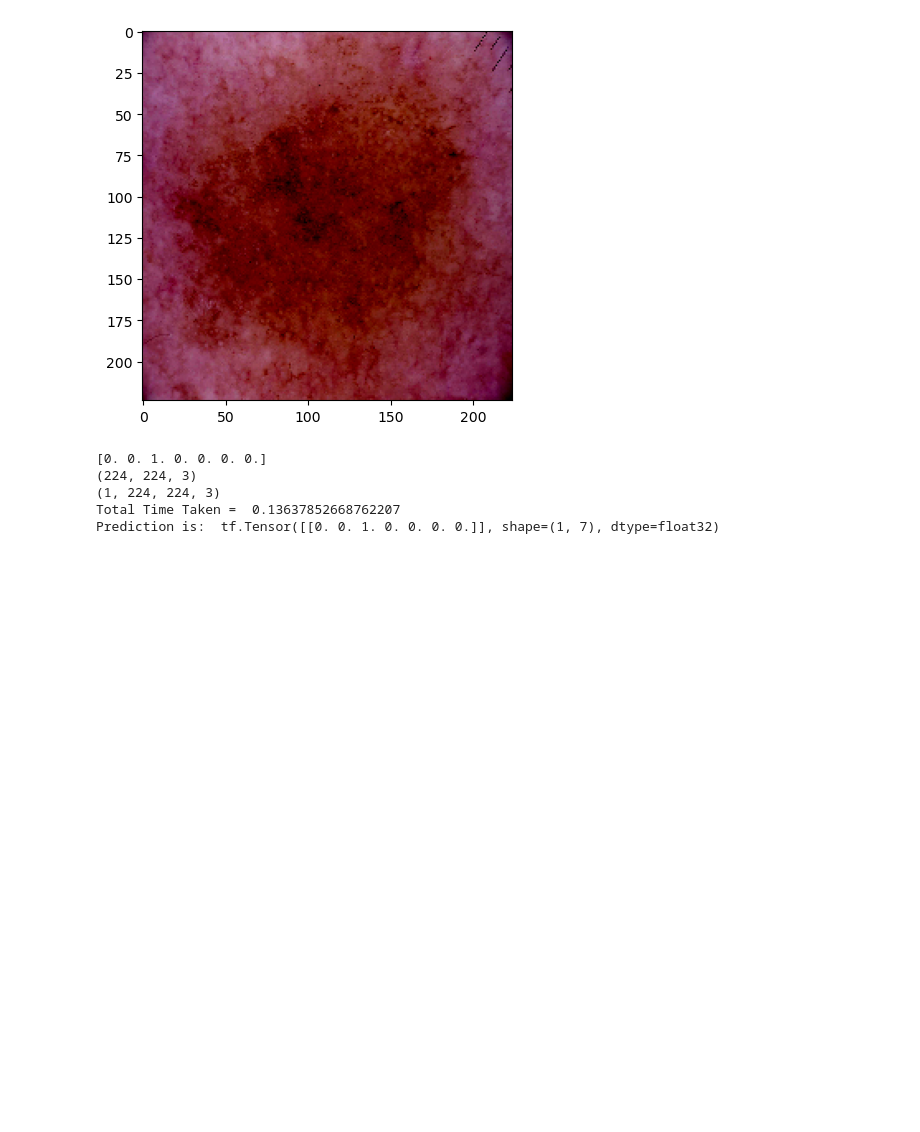
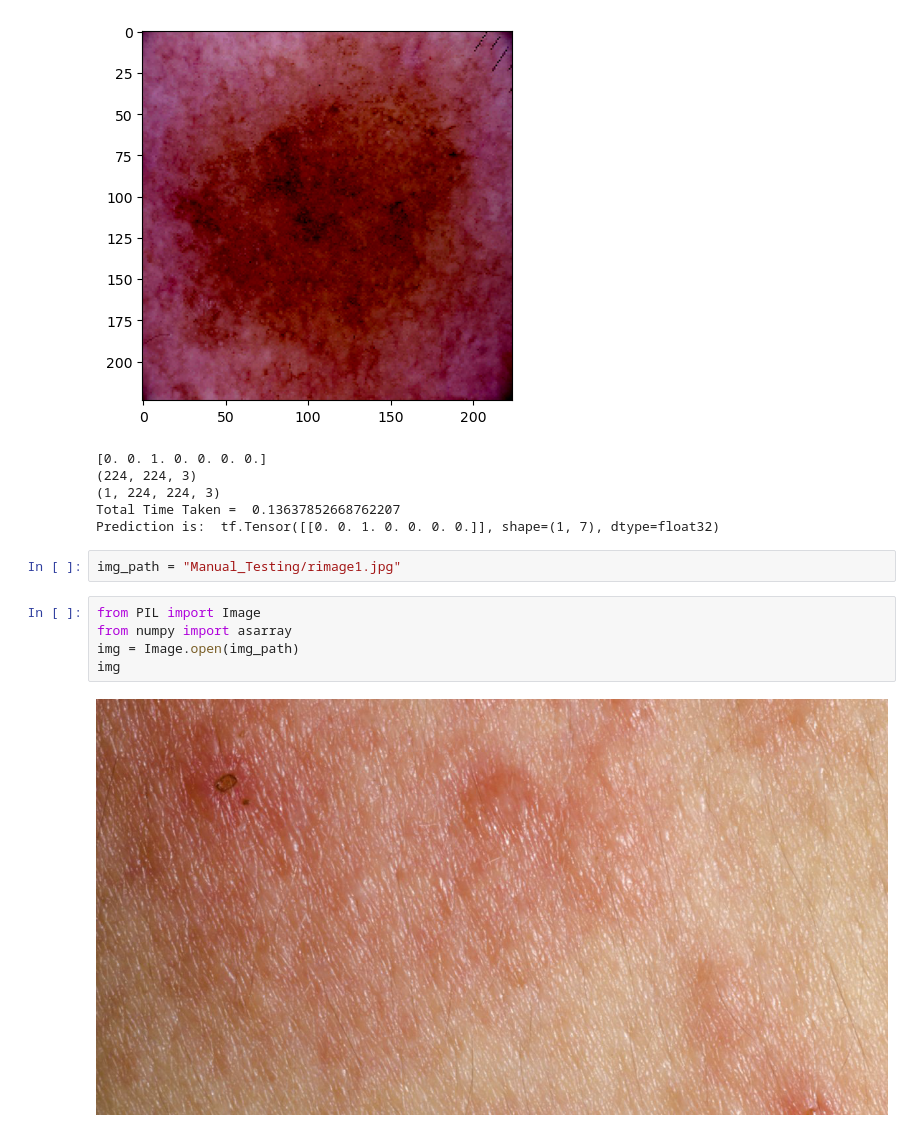
Before and after one commit to caffeinekeyboard/Skin_Cancer_Diagnosis, a Jupyter notebook: Model_Construction/InceptionResNetV2/InceptionResNetV2_Tests.ipynb, the cells around one changed output. Saved outputs shown, nothing was run; the diff lists cells and outputs as text; blank space fills up the shorter version.

```diff
--- a/Model_Construction/InceptionResNetV2/InceptionResNetV2_Tests.ipynb
+++ b/Model_Construction/InceptionResNetV2/InceptionResNetV2_Tests.ipynb
@@ -144,3 +152,12 @@ Clipping input data to the valid range for imshow with RGB data ([0..1] for floa
 (1, 224, 224, 3)
 Total Time Taken =  0.13637852668762207
 Prediction is:  tf.Tensor([[0. 0. 1. 0. 0. 0. 0.]], shape=(1, 7), dtype=float32)
+# %%
+img_path = "Manual_Testing/rimage1.jpg"
+# %%
+from PIL import Image
+from numpy import asarray
+img = Image.open(img_path)
+img
+# %% [output]
+[figure, added]
```
Also changed, not shown: parts of 4 cells of this notebook, 2 other files.
